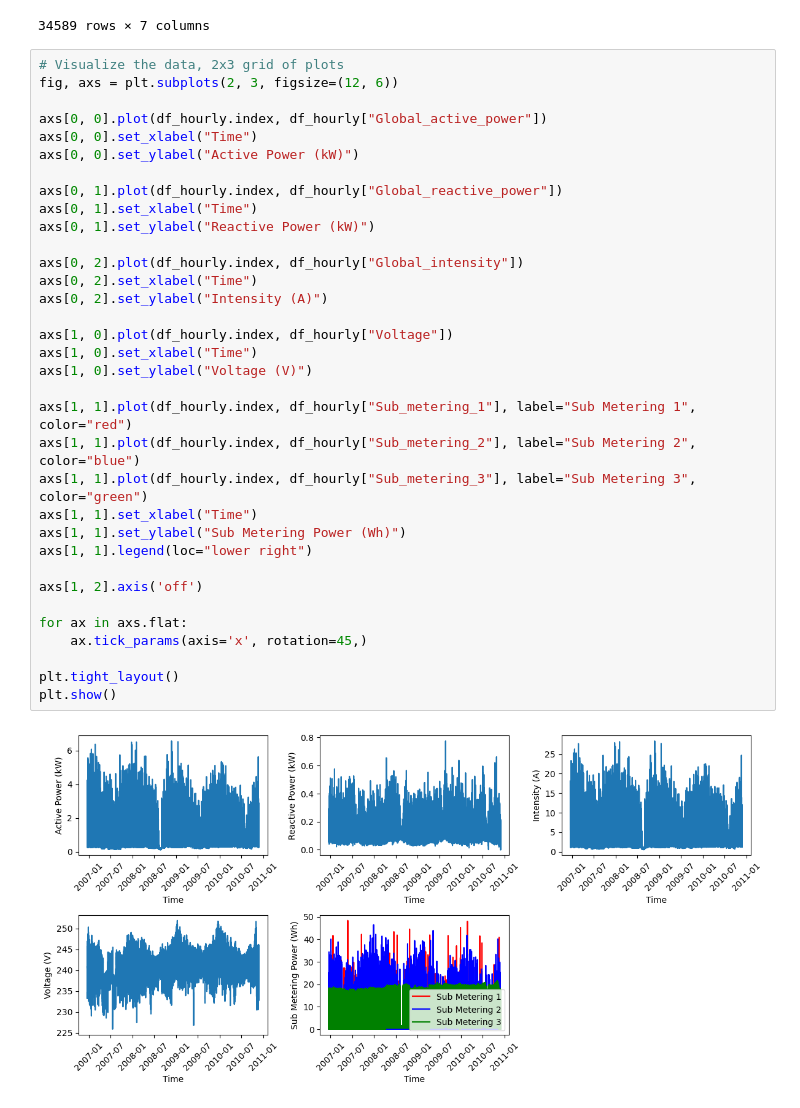
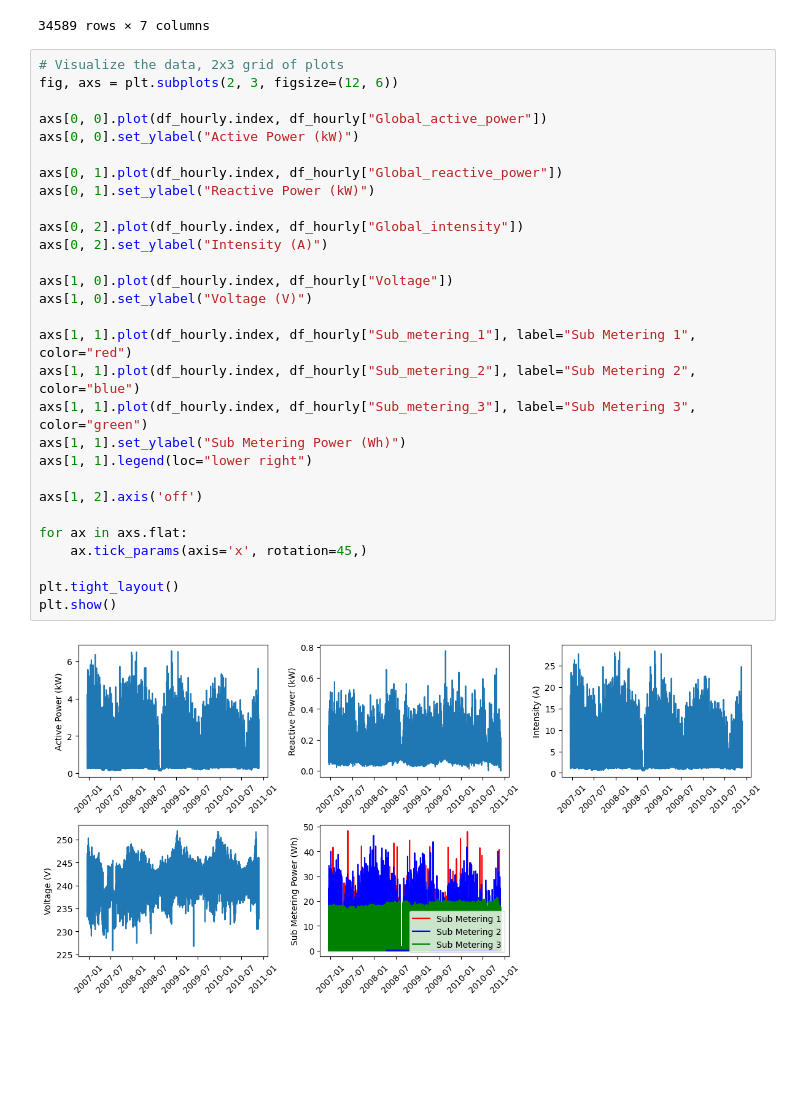
Before and after one commit to veetirajaniemi/adaml-ml-project, a Jupyter notebook: preprocess_visualize.ipynb, the cells around one changed output. Saved outputs shown, nothing was run; the diff lists cells and outputs as text; blank space fills up the shorter version.

Commit message:
update figure labels

```diff
--- a/preprocess_visualize.ipynb
+++ b/preprocess_visualize.ipynb
@@ -106,36 +106,31 @@ dtype: int64
 # %%
 # Visualize the data, 2x3 grid of plots
 fig, axs = plt.subplots(2, 3, figsize=(12, 6))
 
 axs[0, 0].plot(df_hourly.index, df_hourly["Global_active_power"])
-axs[0, 0].set_xlabel("Time")
 axs[0, 0].set_ylabel("Active Power (kW)")
 
 axs[0, 1].plot(df_hourly.index, df_hourly["Global_reactive_power"])
-axs[0, 1].set_xlabel("Time")
 axs[0, 1].set_ylabel("Reactive Power (kW)")
 
 axs[0, 2].plot(df_hourly.index, df_hourly["Global_intensity"])
-axs[0, 2].set_xlabel("Time")
 axs[0, 2].set_ylabel("Intensity (A)")
 
 axs[1, 0].plot(df_hourly.index, df_hourly["Voltage"])
-axs[1, 0].set_xlabel("Time")
 axs[1, 0].set_ylabel("Voltage (V)")
 
 axs[1, 1].plot(df_hourly.index, df_hourly["Sub_metering_1"], label="Sub Metering 1", color="red")
 axs[1, 1].plot(df_hourly.index, df_hourly["Sub_metering_2"], label="Sub Metering 2", color="blue")
 axs[1, 1].plot(df_hourly.index, df_hourly["Sub_metering_3"], label="Sub Metering 3", color="green")
-axs[1, 1].set_xlabel("Time")
 axs[1, 1].set_ylabel("Sub Metering Power (Wh)")
 axs[1, 1].legend(loc="lower right")
 
 axs[1, 2].axis('off')
 
 for ax in axs.flat:
     ax.tick_params(axis='x', rotation=45,)
 
 plt.tight_layout()
 plt.show()
 # %% [output]
-[figure, old version]
+[figure, new version]
```
